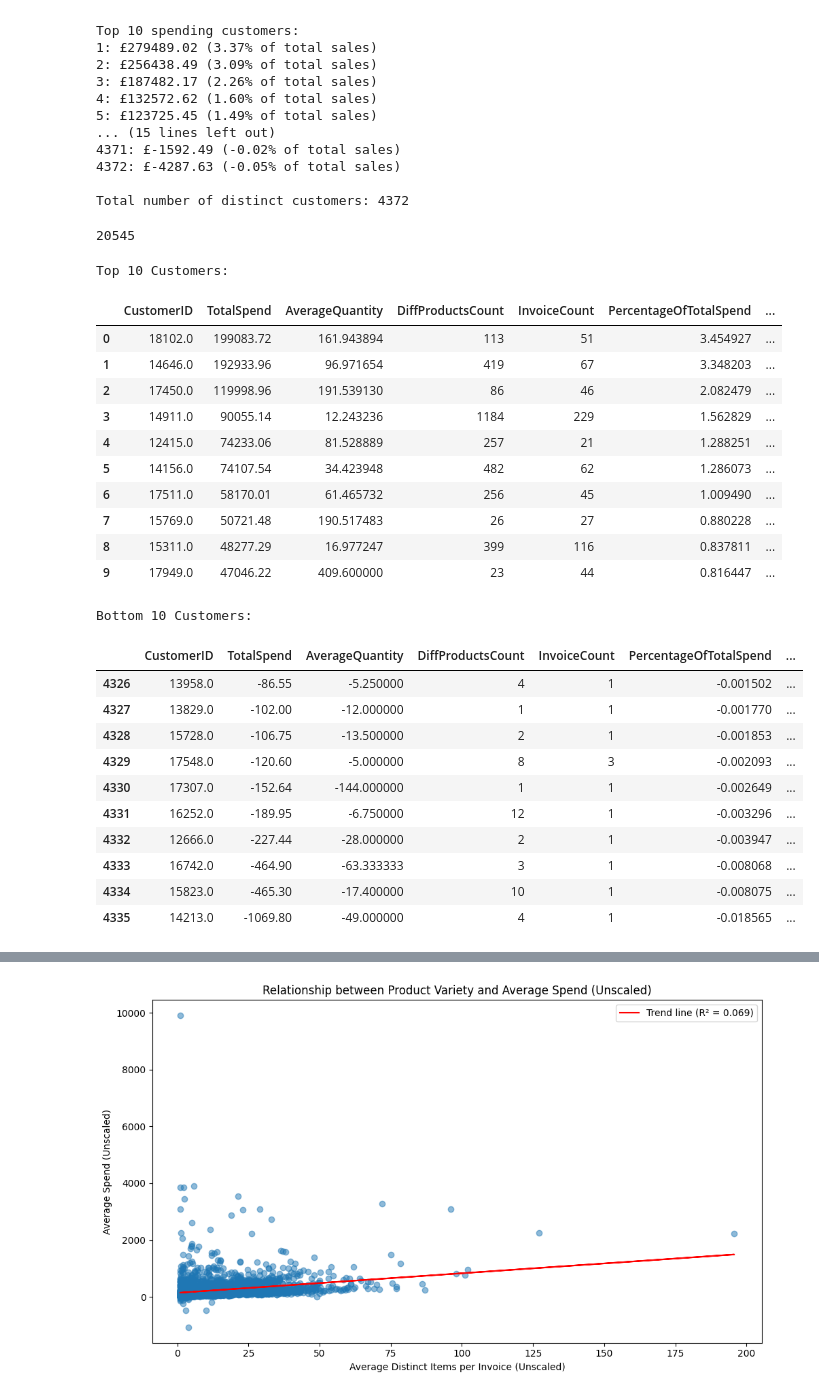
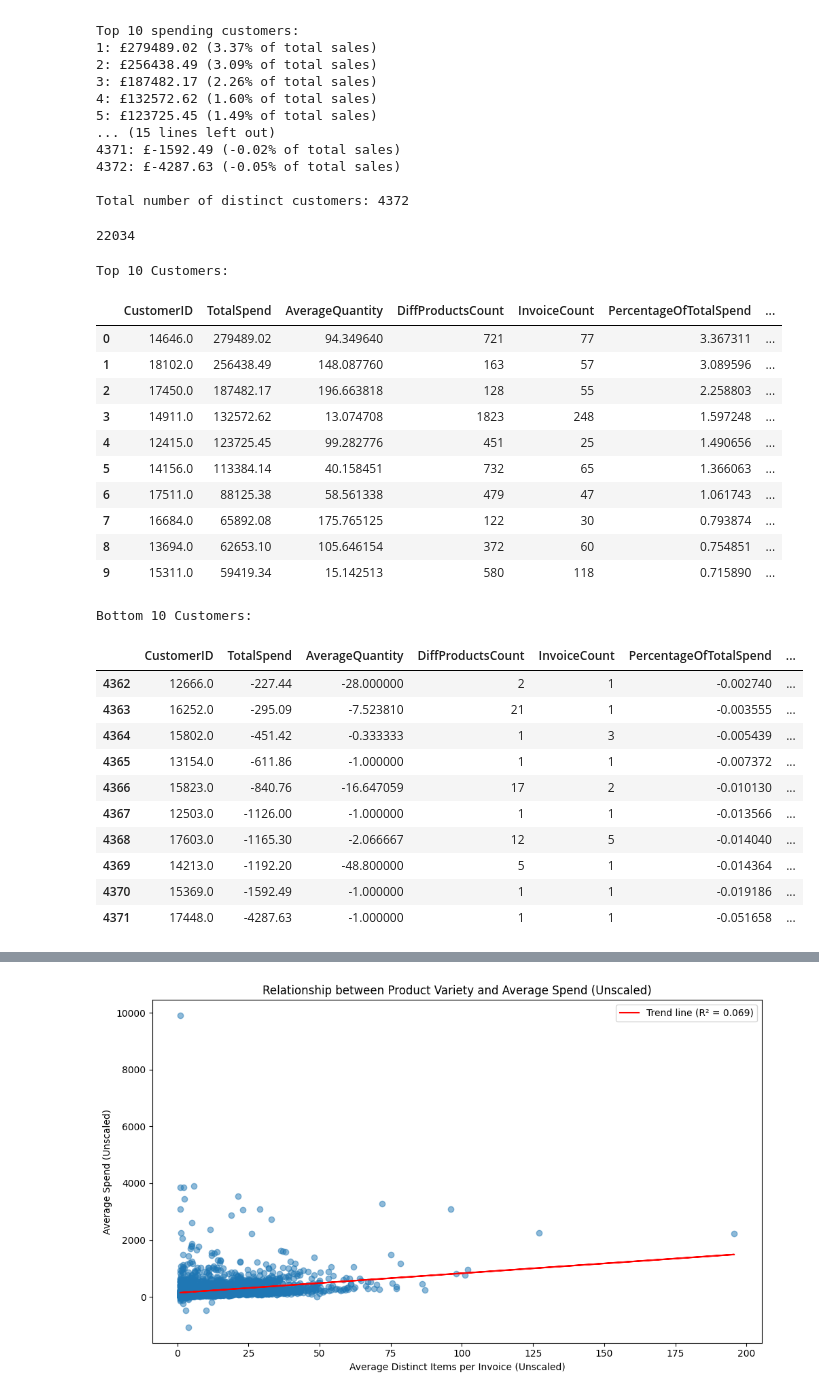
Before and after one commit to jamiebrawn/foil-online-retail-analysis, a Jupyter notebook: analysis.ipynb, the cells around one changed output, grey strips where cells are left out. Drawn from its saved outputs; the diff is of its cells as text; code cells hidden in the pictures.

```diff
--- a/analysis.ipynb
+++ b/analysis.ipynb
@@ -1806,40 +1868,40 @@ def calculate_customer_statistics(df):
 
     return customer_stats
 # %%
-print(calculate_customer_statistics(product_df)['InvoiceCount'].sum())
+print(calculate_customer_statistics(customer_df)['InvoiceCount'].sum())
 # %% [output]
-20545
+22034
 # %%
 # Display top 10 rows
 print("Top 10 Customers:")
-calculate_customer_statistics(product_df).head(10)
+calculate_customer_statistics(customer_df).head(10)
 # %% [output]
 Top 10 Customers:
 |  | CustomerID | TotalSpend | AverageQuantity | DiffProductsCount | InvoiceCount | PercentageOfTotalSpend | ... |
-| 0 | 18102.0 | 199083.72 | 161.943894 | 113 | 51 | 3.454927 | ... |
-| 1 | 14646.0 | 192933.96 | 96.971654 | 419 | 67 | 3.348203 | ... |
-| 2 | 17450.0 | 119998.96 | 191.539130 | 86 | 46 | 2.082479 | ... |
-| 3 | 14911.0 | 90055.14 | 12.243236 | 1184 | 229 | 1.562829 | ... |
-| 4 | 12415.0 | 74233.06 | 81.528889 | 257 | 21 | 1.288251 | ... |
-| 5 | 14156.0 | 74107.54 | 34.423948 | 482 | 62 | 1.286073 | ... |
-| 6 | 17511.0 | 58170.01 | 61.465732 | 256 | 45 | 1.009490 | ... |
-| 7 | 15769.0 | 50721.48 | 190.517483 | 26 | 27 | 0.880228 | ... |
-| 8 | 15311.0 | 48277.29 | 16.977247 | 399 | 116 | 0.837811 | ... |
-| 9 | 17949.0 | 47046.22 | 409.600000 | 23 | 44 | 0.816447 | ... |
+| 0 | 14646.0 | 279489.02 | 94.349640 | 721 | 77 | 3.367311 | ... |
+| 1 | 18102.0 | 256438.49 | 148.087760 | 163 | 57 | 3.089596 | ... |
+| 2 | 17450.0 | 187482.17 | 196.663818 | 128 | 55 | 2.258803 | ... |
+| 3 | 14911.0 | 132572.62 | 13.074708 | 1823 | 248 | 1.597248 | ... |
+| 4 | 12415.0 | 123725.45 | 99.282776 | 451 | 25 | 1.490656 | ... |
+| 5 | 14156.0 | 113384.14 | 40.158451 | 732 | 65 | 1.366063 | ... |
+| 6 | 17511.0 | 88125.38 | 58.561338 | 479 | 47 | 1.061743 | ... |
+| 7 | 16684.0 | 65892.08 | 175.765125 | 122 | 30 | 0.793874 | ... |
+| 8 | 13694.0 | 62653.10 | 105.646154 | 372 | 60 | 0.754851 | ... |
+| 9 | 15311.0 | 59419.34 | 15.142513 | 580 | 118 | 0.715890 | ... |
 # %%
 # Display bottom 10 rows
 print("Bottom 10 Customers:")
-calculate_customer_statistics(product_df).tail(10)
+calculate_customer_statistics(customer_df).tail(10)
 # %% [output]
 Bottom 10 Customers:
 |  | CustomerID | TotalSpend | AverageQuantity | DiffProductsCount | InvoiceCount | PercentageOfTotalSpend | ... |
-| 4326 | 13958.0 | -86.55 | -5.250000 | 4 | 1 | -0.001502 | ... |
-| 4327 | 13829.0 | -102.00 | -12.000000 | 1 | 1 | -0.001770 | ... |
-| 4328 | 15728.0 | -106.75 | -13.500000 | 2 | 1 | -0.001853 | ... |
-| 4329 | 17548.0 | -120.60 | -5.000000 | 8 | 3 | -0.002093 | ... |
-| 4330 | 17307.0 | -152.64 | -144.000000 | 1 | 1 | -0.002649 | ... |
-| 4331 | 16252.0 | -189.95 | -6.750000 | 12 | 1 | -0.003296 | ... |
-| 4332 | 12666.0 | -227.44 | -28.000000 | 2 | 1 | -0.003947 | ... |
-| 4333 | 16742.0 | -464.90 | -63.333333 | 3 | 1 | -0.008068 | ... |
-| 4334 | 15823.0 | -465.30 | -17.400000 | 10 | 1 | -0.008075 | ... |
-| 4335 | 14213.0 | -1069.80 | -49.000000 | 4 | 1 | -0.018565 | ... |
+| 4362 | 12666.0 | -227.44 | -28.000000 | 2 | 1 | -0.002740 | ... |
+| 4363 | 16252.0 | -295.09 | -7.523810 | 21 | 1 | -0.003555 | ... |
+| 4364 | 15802.0 | -451.42 | -0.333333 | 1 | 3 | -0.005439 | ... |
+| 4365 | 13154.0 | -611.86 | -1.000000 | 1 | 1 | -0.007372 | ... |
+| 4366 | 15823.0 | -840.76 | -16.647059 | 17 | 2 | -0.010130 | ... |
+| 4367 | 12503.0 | -1126.00 | -1.000000 | 1 | 1 | -0.013566 | ... |
+| 4368 | 17603.0 | -1165.30 | -2.066667 | 12 | 5 | -0.014040 | ... |
+| 4369 | 14213.0 | -1192.20 | -48.800000 | 5 | 1 | -0.014364 | ... |
+| 4370 | 15369.0 | -1592.49 | -1.000000 | 1 | 1 | -0.019186 | ... |
+| 4371 | 17448.0 | -4287.63 | -1.000000 | 1 | 1 | -0.051658 | ... |
```
Also changed, not shown: parts of 25 cells of this notebook.
